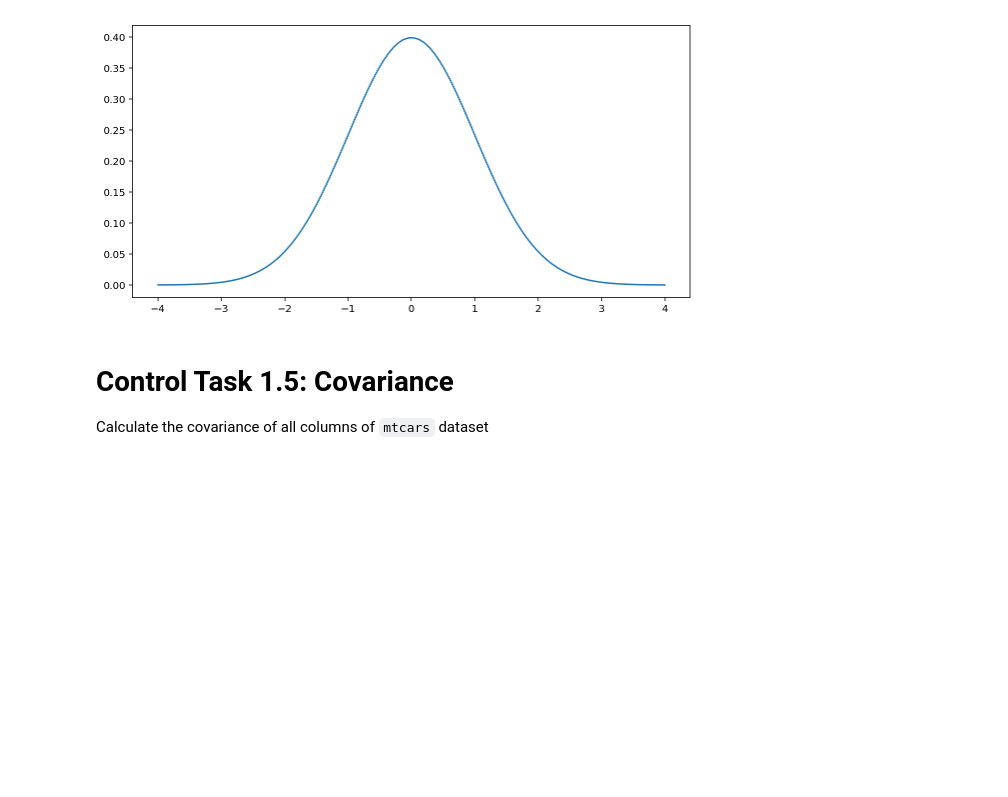
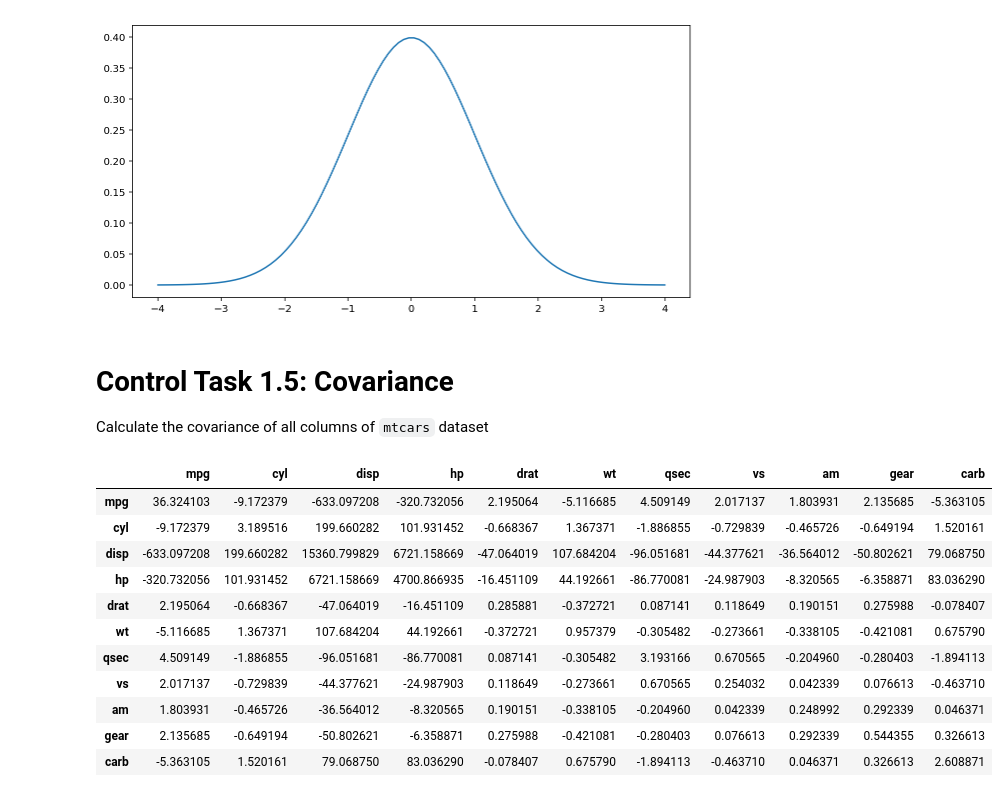
Before and after one commit to jgoerner/advanced-statistics, a Jupyter notebook: statistics/notebooks/Readingguide-1.ipynb, the cells around one changed output. Cells and saved outputs as stored; diff of their text form; code cells hidden in the pictures; blank space fills up the shorter version.

```diff
--- a/statistics/notebooks/Readingguide-1.ipynb
+++ b/statistics/notebooks/Readingguide-1.ipynb
@@ -28,7 +28,27 @@ plt.savefig("./results/1-1-normal-density.png")
 # Control Task 1.5: Covariance
 Calculate the covariance of all columns of `mtcars` dataset
 # %%
+# %load src/1-5-covariance.py
+# Imports
 import os
 import pandas as pd
 
+# Config
 os.chdir("/home/jovyan/work")
+
+# Calculations
+df_mtcars = pd.read_csv("./data/mtcars.csv")
+df_mtcars.cov()
+# %% [output]
+|  | mpg | cyl | disp | hp | drat | wt | qsec | vs | am | gear | carb |
+| mpg | 36.324103 | -9.172379 | -633.097208 | -320.732056 | 2.195064 | -5.116685 | 4.509149 | 2.017137 | 1.803931 | 2.135685 | -5.363105 |
+| cyl | -9.172379 | 3.189516 | 199.660282 | 101.931452 | -0.668367 | 1.367371 | -1.886855 | -0.729839 | -0.465726 | -0.649194 | 1.520161 |
+| disp | -633.097208 | 199.660282 | 15360.799829 | 6721.158669 | -47.064019 | 107.684204 | -96.051681 | -44.377621 | -36.564012 | -50.802621 | 79.068750 |
+| hp | -320.732056 | 101.931452 | 6721.158669 | 4700.866935 | -16.451109 | 44.192661 | -86.770081 | -24.987903 | -8.320565 | -6.358871 | 83.036290 |
+| drat | 2.195064 | -0.668367 | -47.064019 | -16.451109 | 0.285881 | -0.372721 | 0.087141 | 0.118649 | 0.190151 | 0.275988 | -0.078407 |
+| wt | -5.116685 | 1.367371 | 107.684204 | 44.192661 | -0.372721 | 0.957379 | -0.305482 | -0.273661 | -0.338105 | -0.421081 | 0.675790 |
+| qsec | 4.509149 | -1.886855 | -96.051681 | -86.770081 | 0.087141 | -0.305482 | 3.193166 | 0.670565 | -0.204960 | -0.280403 | -1.894113 |
+| vs | 2.017137 | -0.729839 | -44.377621 | -24.987903 | 0.118649 | -0.273661 | 0.670565 | 0.254032 | 0.042339 | 0.076613 | -0.463710 |
+| am | 1.803931 | -0.465726 | -36.564012 | -8.320565 | 0.190151 | -0.338105 | -0.204960 | 0.042339 | 0.248992 | 0.292339 | 0.046371 |
+| gear | 2.135685 | -0.649194 | -50.802621 | -6.358871 | 0.275988 | -0.421081 | -0.280403 | 0.076613 | 0.292339 | 0.544355 | 0.326613 |
+| carb | -5.363105 | 1.520161 | 79.068750 | 83.036290 | -0.078407 | 0.675790 | -1.894113 | -0.463710 | 0.046371 | 0.326613 | 2.608871 |
```
Also changed, not shown: parts of 5 cells of this notebook, 3 other files.
